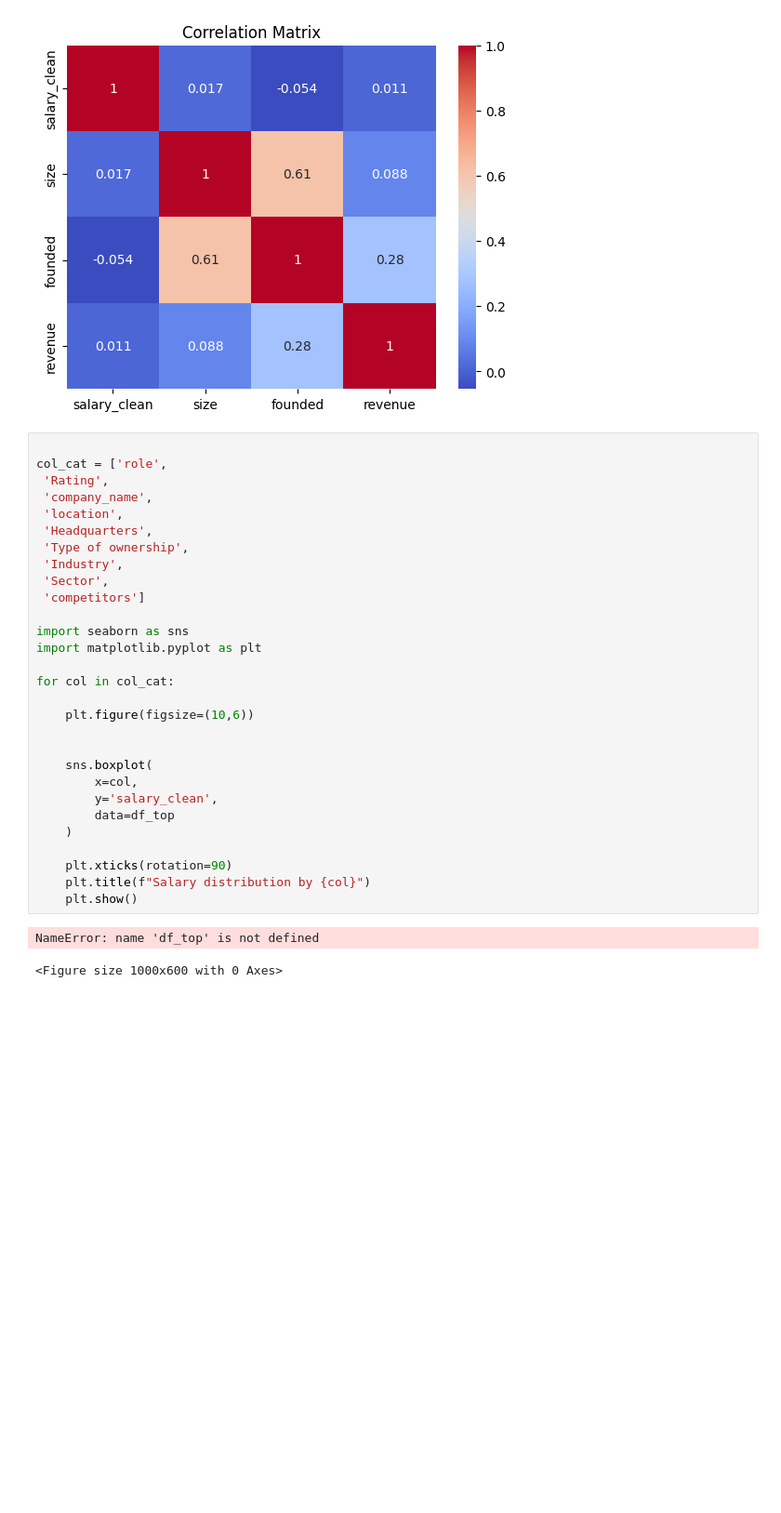
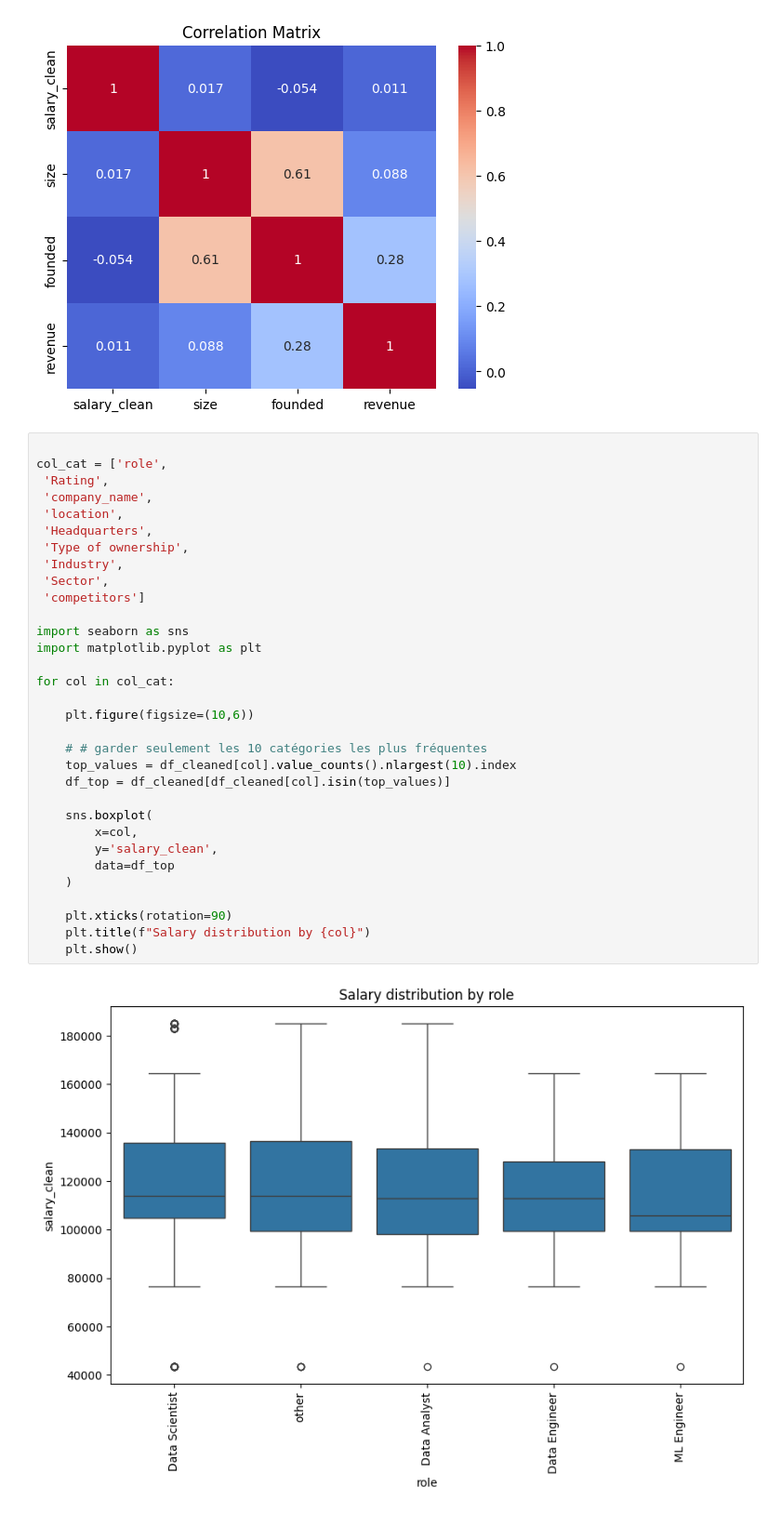
Before and after one commit to elhidarinouhayla/HR-Pulse, a Jupyter notebook: backend/ml/eda.ipynb, the cells around one changed output. Shown at 93% size. Cells and saved outputs as stored; diff of their text form; blank space fills up the shorter version.

```diff
--- a/backend/ml/eda.ipynb
+++ b/backend/ml/eda.ipynb
@@ -369,32 +369,34 @@ plt.show()
 # %%
 
 col_cat = ['role',
  'Rating',
  'company_name',
  'location',
  'Headquarters',
  'Type of ownership',
  'Industry',
  'Sector',
  'competitors']
 
 import seaborn as sns
 import matplotlib.pyplot as plt
 
 for col in col_cat:
 
     plt.figure(figsize=(10,6))
 
+    # # garder seulement les 10 catégories les plus fréquentes
+    top_values = df_cleaned[col].value_counts().nlargest(10).index
+    df_top = df_cleaned[df_cleaned[col].isin(top_values)]
 
     sns.boxplot(
         x=col,
         y='salary_clean',
         data=df_top
     )
 
     plt.xticks(rotation=90)
     plt.title(f"Salary distribution by {col}")
     plt.show()
 # %% [output]
-NameError: name 'df_top' is not defined
-<Figure size 1000x600 with 0 Axes>
+[figure, added]
```
Also changed, not shown: parts of 1 cell of this notebook, 2 other files.
